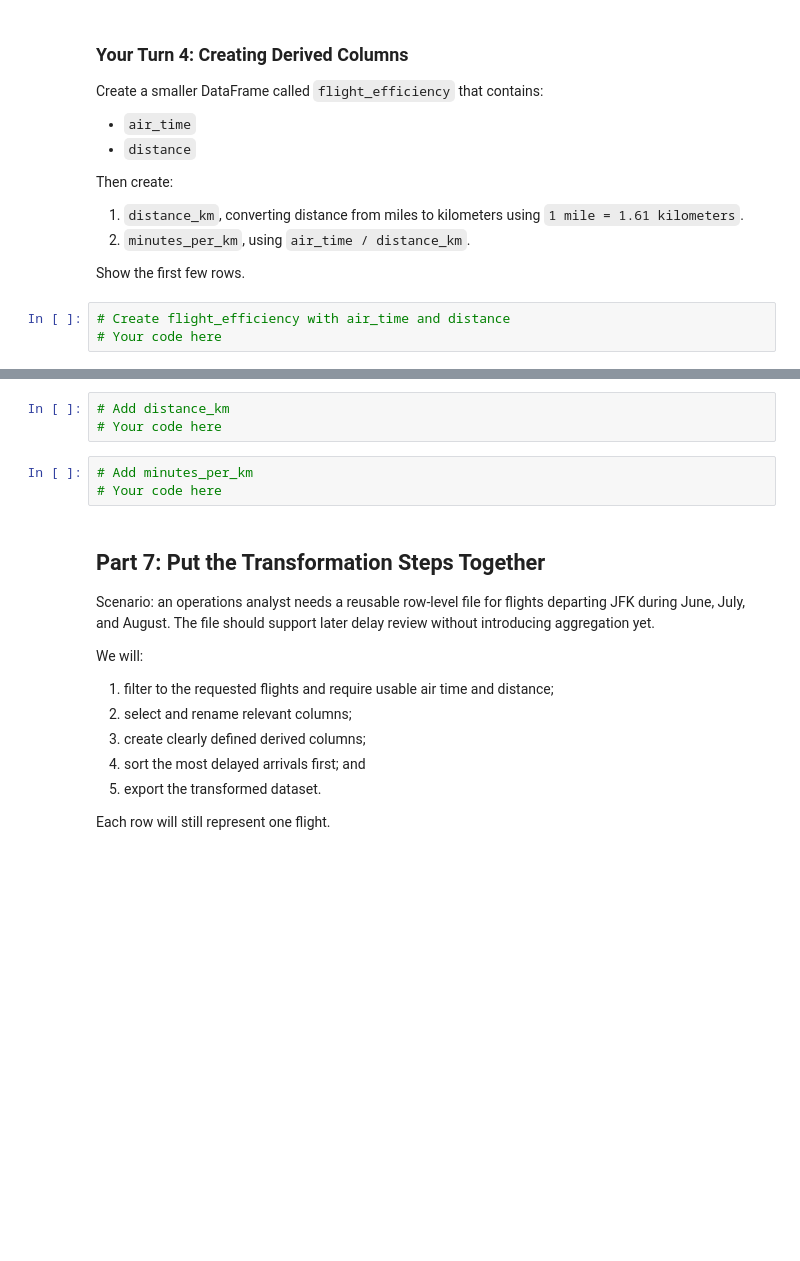
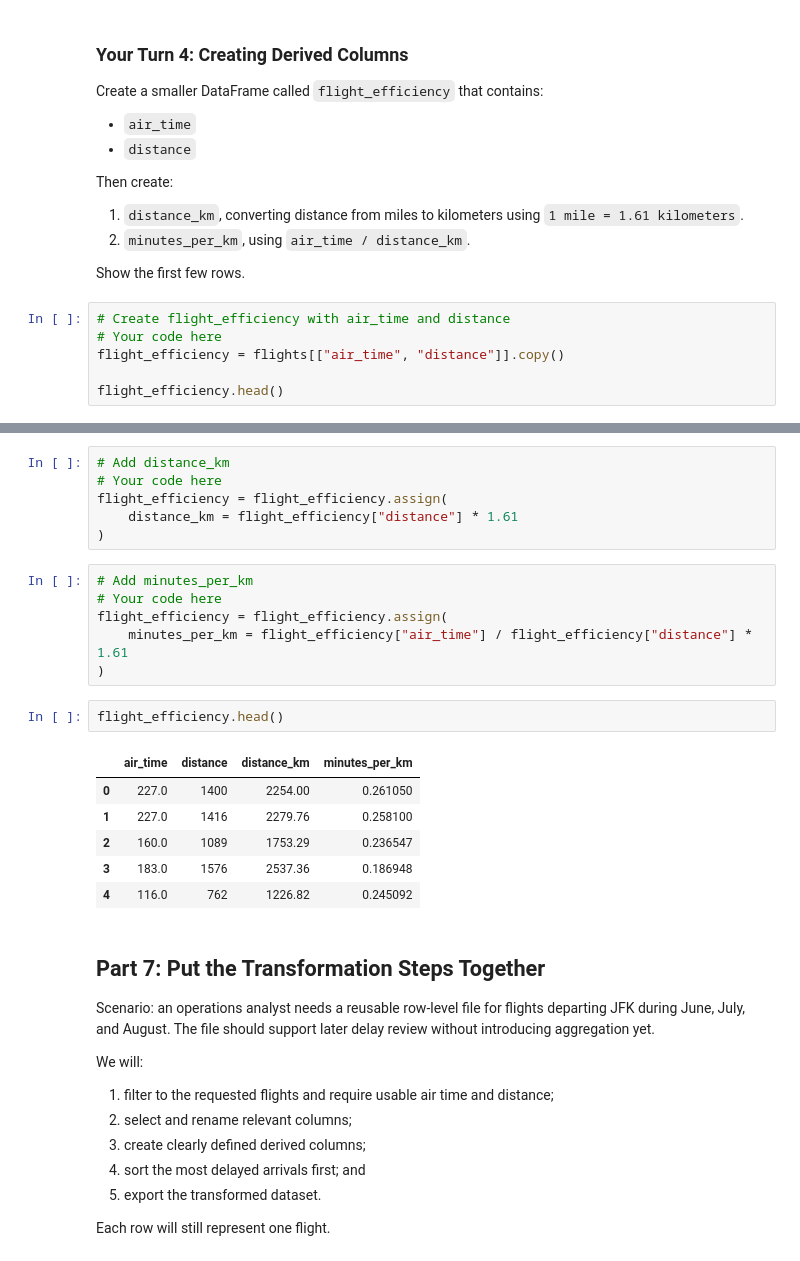
Before and after one commit to rubenruiz-gif/ban6003-week5-6-rubenruiz, a Jupyter notebook: notebooks/module5_basic_transformation_guided_lab.ipynb, the cells around one changed output, grey strips where cells are left out. Drawn from its saved outputs; the diff is of its cells as text; blank space fills up the shorter version.

Commit message:
"Complete Weeks 5-6 BAN 6003 assignment"

```diff
--- a/notebooks/module5_basic_transformation_guided_lab.ipynb
+++ b/notebooks/module5_basic_transformation_guided_lab.ipynb
@@ -583,3 +610,6 @@ Show the first few rows.
 # %%
 # Create flight_efficiency with air_time and distance
 # Your code here
+flight_efficiency = flights[["air_time", "distance"]].copy()
+
+flight_efficiency.head()
@@ -586,9 +623,24 @@ Show the first few rows.
 # %%
 # Add distance_km
 # Your code here
+flight_efficiency = flight_efficiency.assign(
+    distance_km = flight_efficiency["distance"] * 1.61
+)
 # %%
 # Add minutes_per_km
 # Your code here
+flight_efficiency = flight_efficiency.assign(
+    minutes_per_km = flight_efficiency["air_time"] / flight_efficiency["distance"] * 1.61
+)
+# %%
+flight_efficiency.head()
+# %% [output]
+|  | air_time | distance | distance_km | minutes_per_km |
+| 0 | 227.0 | 1400 | 2254.00 | 0.261050 |
+| 1 | 227.0 | 1416 | 2279.76 | 0.258100 |
+| 2 | 160.0 | 1089 | 1753.29 | 0.236547 |
+| 3 | 183.0 | 1576 | 2537.36 | 0.186948 |
+| 4 | 116.0 | 762 | 1226.82 | 0.245092 |
 # %% [markdown]
 ## Part 7: Put the Transformation Steps Together
 
```
Also changed, not shown: parts of 5 cells of this notebook.
